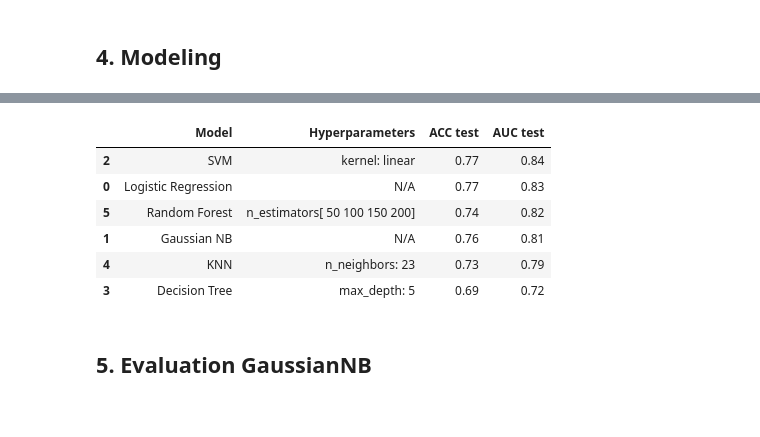
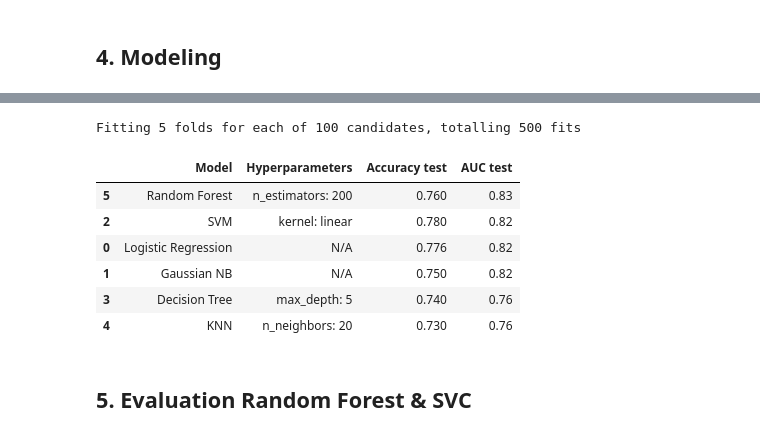
Before and after one commit to Taweilo/diabetes-prediction, a Jupyter notebook: Code_Diabetes_Prediction.ipynb, the cells around one changed output, grey strips where cells are left out. Drawn from its saved outputs; the diff is of its cells as text; code cells hidden in the pictures.

```diff
--- a/Code_Diabetes_Prediction.ipynb
+++ b/Code_Diabetes_Prediction.ipynb
@@ -147,7 +149,7 @@ X = df.drop('Outcome',axis=1)
 # %% [markdown]
 ### 3.2 Split the data for train and test
 # %%
-X_train, X_test, y_train, y_test = train_test_split(X, y, test_size = 0.70) # here we use 70% test data; feel free to change
+X_train, X_test, y_train, y_test = train_test_split(X, y, test_size = 0.40) # here we use 40% test data
 # %%
 print(X_train.shape)
 print(X_test.shape)
@@ -223,5 +161,4 @@ model_results.sort_values(by=['AUC Test'], ascending=False)
 # %%
-
 # make a empity list for the for loop
 models = []
 hyperparameters = []
@@ -263,7 +200,7 @@ models.append('Decision Tree')
 dt_params = {
     'max_depth': np.arange(0, 35, 5)
 }
-dt_grid = GridSearchCV(DecisionTreeClassifier(), param_grid=dt_params, scoring='roc_auc', cv=5).fit(X_train, y_train)
+dt_grid = GridSearchCV(DecisionTreeClassifier(random_state=0), param_grid=dt_params, scoring='roc_auc', cv=5).fit(X_train, y_train)
 y_pred=dt_grid.predict(X_test)
 y_proba_dt = dt_grid.predict_proba(X_test)[:, 1]
 hyperparameters.append('max_depth: '+ str(dt_grid.best_params_['max_depth']))
@@ -277,43 +214,46 @@ knn_params = {
 }
 knn_grid = GridSearchCV(KNeighborsClassifier(), param_grid=knn_params, scoring='roc_auc', cv=5).fit(X_train, y_train)
 y_pred=knn_grid.predict(X_test)
 y_proba_knn = knn_grid.predict_proba(X_test)[:, 1]
 hyperparameters.append('n_neighbors: '+ str(knn_grid.best_params_['n_neighbors']))
 AUC.append(round(roc_auc_score(y_test, y_proba_knn), 2))
 ACC.append(round(accuracy_score(y_test, y_pred), 2))
 
 # Random Forest with Hyperparameter Tuning
 models.append('Random Forest')
 rf_params = {
     'n_estimators': np.arange(50, 250, 50),
     'max_depth': np.arange(0, 55, 5),
     'bootstrap': [True, False],
     'max_features': ['sqrt', 'log2', None],
     'min_samples_leaf': [1, 2, 4],
     'min_samples_split': [2, 5, 10],
 }
-rf_grid = GridSearchCV(RandomForestClassifier(), param_grid=rf_params, scoring='roc_auc', cv=5).fit(X_train, y_train)
+rf_grid = RandomizedSearchCV(RandomForestClassifier(),
+                param_distributions = rf_params, n_iter = 100,
+                cv = 5, verbose=2, random_state=42, n_jobs = -1).fit(X_train, y_train)
 y_pred=rf_grid.predict(X_test)
 y_proba_rf = rf_grid.predict_proba(X_test)[:, 1]
-hyperparameters.append('n_estimators'+ str(rf_params['n_estimators']))
+hyperparameters.append('n_estimators: '+ str(rf_grid.best_params_['n_estimators']))
 AUC.append(round(roc_auc_score(y_test, y_proba_rf), 2))
 ACC.append(round(accuracy_score(y_test, y_pred), 2))
 
 df_summary = pd.DataFrame({
     'Model': models,
     'Hyperparameters': hyperparameters,
-    'ACC test': ACC,
+    'Accuracy test': ACC,
     'AUC test': AUC
 })
 # Print table
-display(df_summary.sort_values(by=['AUC test'], ascending=False))
+display(df_summary.sort_values(by=['AUC test', 'Accuracy test'], ascending=False))
 # %% [output]
+Fitting 5 folds for each of 100 candidates, totalling 500 fits
-|  | Model | Hyperparameters | ACC test | AUC test |
-| 2 | SVM | kernel: linear | 0.77 | 0.84 |
-| 0 | Logistic Regression | N/A | 0.77 | 0.83 |
-| 5 | Random Forest | n_estimators[ 50 100 150 200] | 0.74 | 0.82 |
-| 1 | Gaussian NB | N/A | 0.76 | 0.81 |
-| 4 | KNN | n_neighbors: 23 | 0.73 | 0.79 |
-| 3 | Decision Tree | max_depth: 5 | 0.69 | 0.72 |
+|  | Model | Hyperparameters | Accuracy test | AUC test |
+| 5 | Random Forest | n_estimators: 200 | 0.760 | 0.83 |
+| 2 | SVM | kernel: linear | 0.780 | 0.82 |
+| 0 | Logistic Regression | N/A | 0.776 | 0.82 |
+| 1 | Gaussian NB | N/A | 0.750 | 0.82 |
+| 3 | Decision Tree | max_depth: 5 | 0.740 | 0.76 |
+| 4 | KNN | n_neighbors: 20 | 0.730 | 0.76 |
 # %% [markdown]
-## 5. Evaluation GaussianNB
+## 5. Evaluation Random Forest & SVC
```
Also changed, not shown: parts of 16 cells of this notebook.
